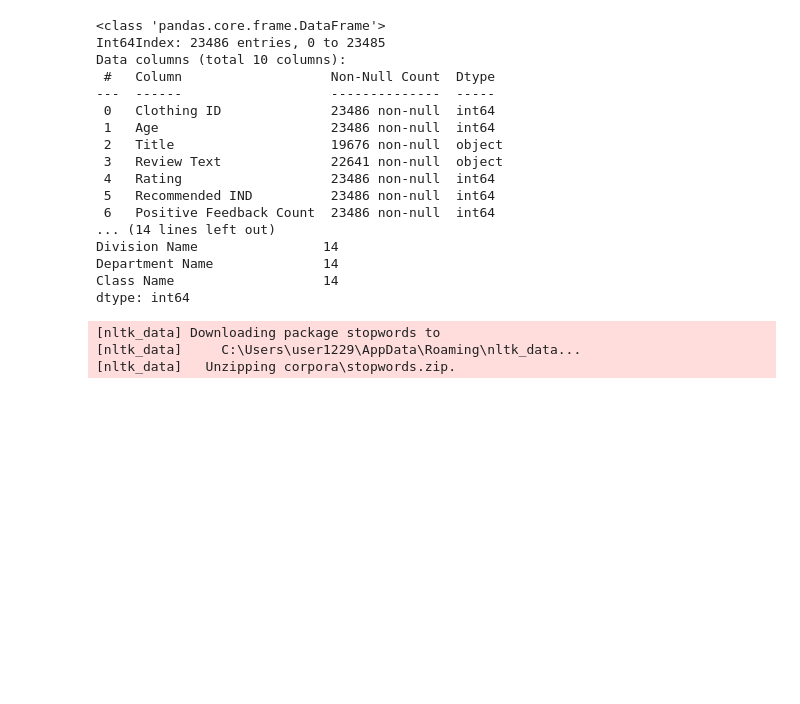
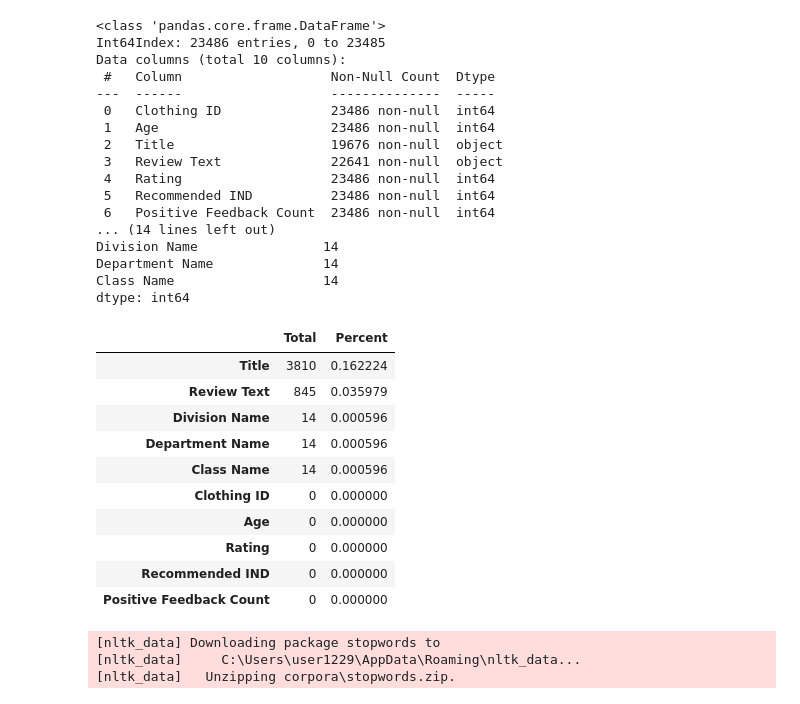
Before and after one commit to hongseong0314/AI_uses, a Jupyter notebook: clothing_recommend/EDA.ipynb, the cells around one changed output. Saved outputs shown, nothing was run; the diff lists cells and outputs as text; code cells hidden in the pictures; blank space fills up the shorter version.

```diff
--- a/clothing_recommend/EDA.ipynb
+++ b/clothing_recommend/EDA.ipynb
@@ -38,6 +38,23 @@ Division Name                14
 Department Name              14
 Class Name                   14
 dtype: int64
+# %%
+total = data.isnull().sum().sort_values(ascending=False)
+percent = (data.isnull().sum()/data.isnull().count()).sort_values(ascending=False)
+missing_data = pd.concat([total, percent], axis=1, keys=['Total', 'Percent'])
+missing_data
+# %% [output]
+|  | Total | Percent |
+| Title | 3810 | 0.162224 |
+| Review Text | 845 | 0.035979 |
+| Division Name | 14 | 0.000596 |
+| Department Name | 14 | 0.000596 |
+| Class Name | 14 | 0.000596 |
+| Clothing ID | 0 | 0.000000 |
+| Age | 0 | 0.000000 |
+| Rating | 0 | 0.000000 |
+| Recommended IND | 0 | 0.000000 |
+| Positive Feedback Count | 0 | 0.000000 |
 # %%
 # Review Text 결측값 제거
 df_clean = data[~data['Review Text'].isnull()]
```
